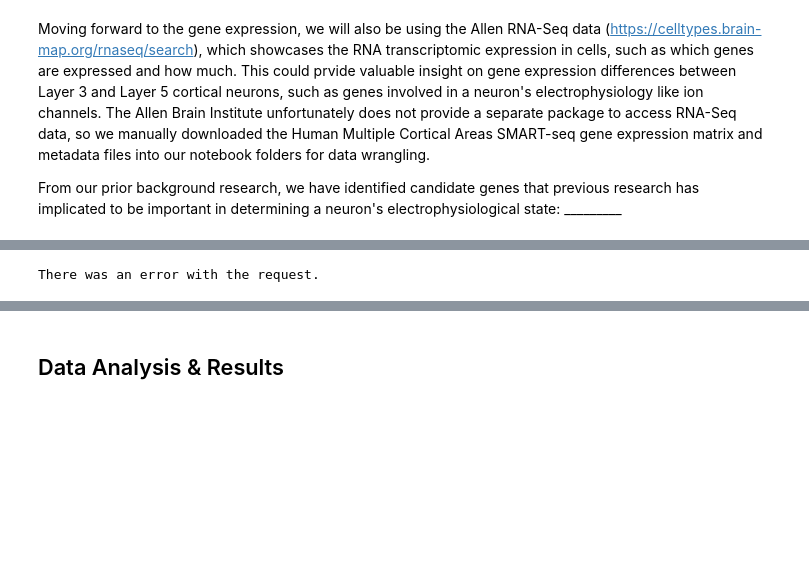
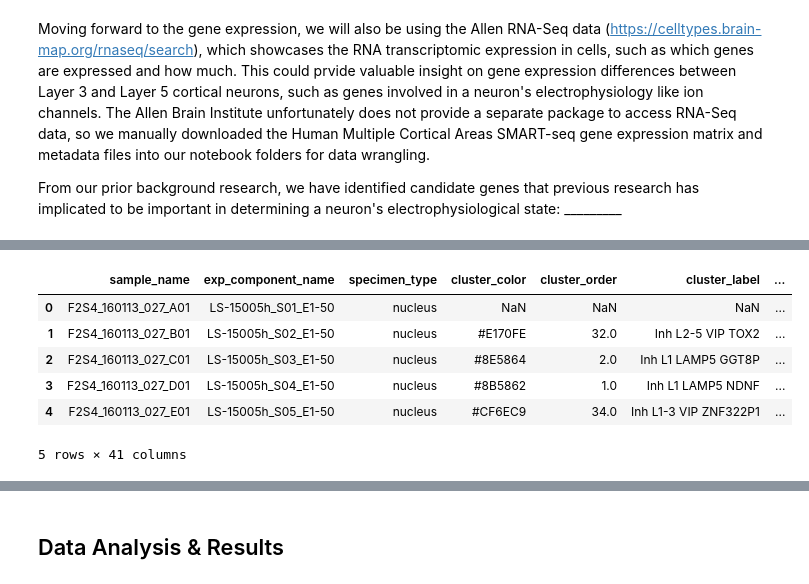
Before and after one commit to cbn003/CellTypes, a Jupyter notebook: CellTypesProject.ipynb, the cells around one changed output, grey strips where cells are left out. Drawn from its saved outputs; the diff is of its cells as text; code cells hidden in the pictures; blank space fills up the shorter version.

```diff
--- a/CellTypesProject.ipynb
+++ b/CellTypesProject.ipynb
@@ -240,31 +230,13 @@ Note: you may need to restart the kernel to use updated packages.
-# %%
-from allensdk.api.queries.rma_api import RmaApi
-
-# Initialize the RmaApi instance
-rma = RmaApi()
-
-# Query criteria updated to search for RNA-Seq datasets in the Cell Types database
-# Trying partial matches on the dataset name and RNA-Seq data
-query_criteria = (
-    "model::CellTypes,rma::criteria,"
-    "data_set[name$il'*RNA-Seq*'],"
-    "species[name$eq'Homo sapiens'],"
-    "rma::options[only$eq'data_set.id,data_set.name']"
-)
-
-# Execute the query
-response = rma.service_query(service_name="rma", parameters={'criteria': query_criteria})
-
-# Check if there are any datasets returned
-if response and 'msg' in response:
-    # Extract and print relevant details
-    datasets = response['msg']
-    if datasets:
-        for dataset in datasets:
-            print(f"Dataset ID: {dataset['id']}, Dataset Name: {dataset['name']}")
-    else:
-        print("No datasets found with the given criteria.")
-else:
-    print("There was an error with the request.")
-# %% [output]
-There was an error with the request.
+# %%
+# Uploading the metadata file that will help us sort for MTG neurons in layer 3 and layer 5
+gene_metadata = pd.read_csv('metadata.csv')
+gene_metadata = pd.DataFrame(gene_df)
+gene_metadata.head()
+# %% [output]
+|  | sample_name | exp_component_name | specimen_type | cluster_color | cluster_order | cluster_label | ... |
+| 0 | F2S4_160113_027_A01 | LS-15005h_S01_E1-50 | nucleus | NaN | NaN | NaN | ... |
+| 1 | F2S4_160113_027_B01 | LS-15005h_S02_E1-50 | nucleus | #E170FE | 32.0 | Inh L2-5 VIP TOX2 | ... |
+| 2 | F2S4_160113_027_C01 | LS-15005h_S03_E1-50 | nucleus | #8E5864 | 2.0 | Inh L1 LAMP5 GGT8P | ... |
+| 3 | F2S4_160113_027_D01 | LS-15005h_S04_E1-50 | nucleus | #8B5862 | 1.0 | Inh L1 LAMP5 NDNF | ... |
+| 4 | F2S4_160113_027_E01 | LS-15005h_S05_E1-50 | nucleus | #CF6EC9 | 34.0 | Inh L1-3 VIP ZNF322P1 | ... |
+5 rows × 41 columns
```
Also changed, not shown: parts of 9 cells of this notebook.
